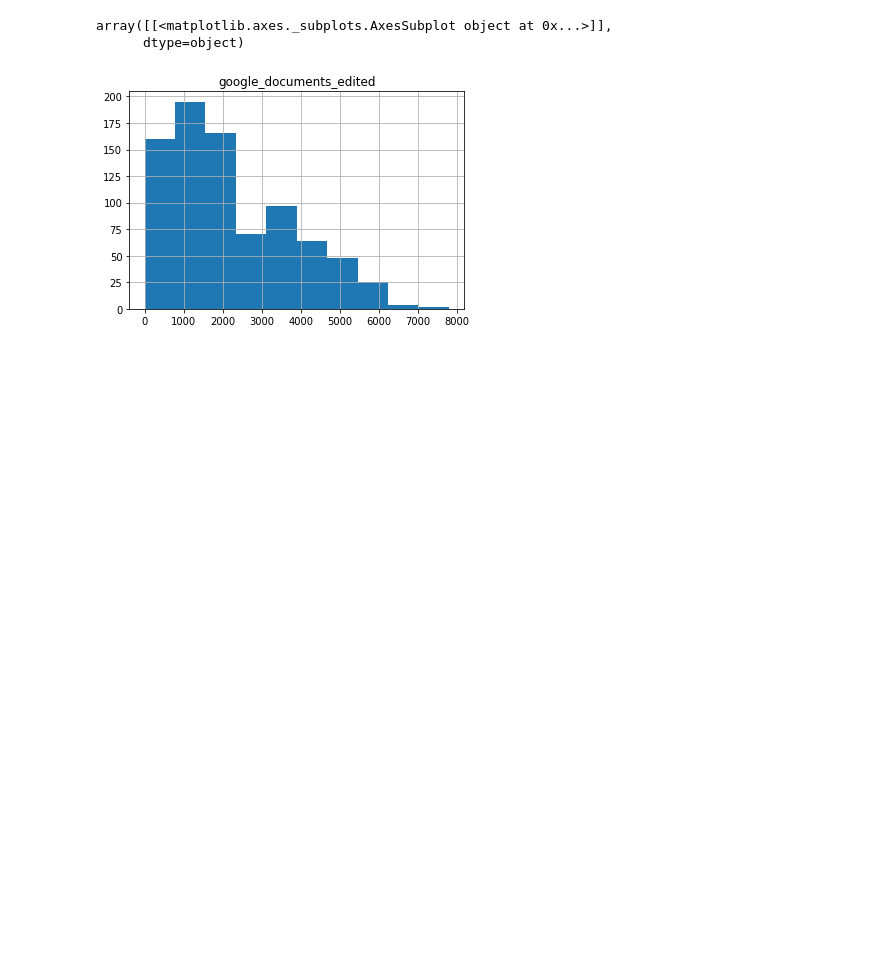
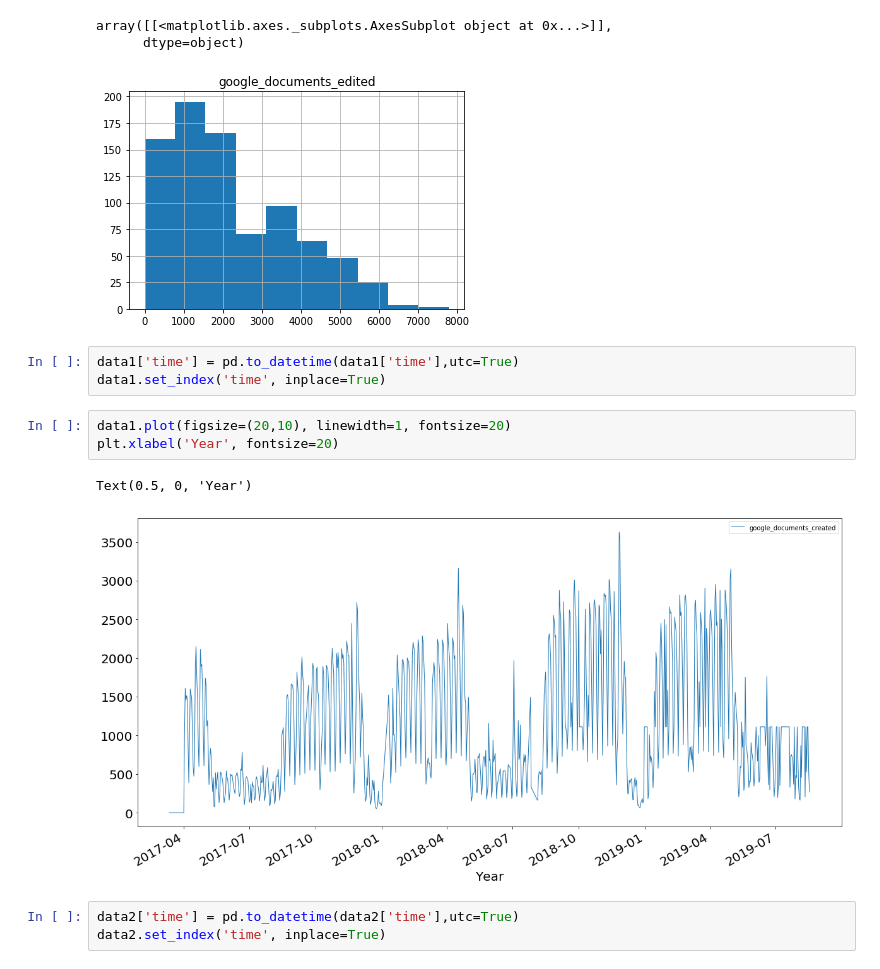
Before and after one commit to UNCG-CSE/G_Suite_Metrics, a Jupyter notebook: src/lavanya/stats and distributions for google_documents_created_and_edited.ipynb, the cells around one changed output. Saved outputs shown, nothing was run; the diff lists cells and outputs as text; blank space fills up the shorter version.

```diff
--- a/src/lavanya/stats and distributions for google_documents_created_and_edited.ipynb
+++ b/src/lavanya/stats and distributions for google_documents_created_and_edited.ipynb
@@ -112,3 +112,15 @@ data2.hist()
 array([[<matplotlib.axes._subplots.AxesSubplot object at 0x...>]],
       dtype=object)
 [figure]
+# %%
+data1['time'] = pd.to_datetime(data1['time'],utc=True)
+data1.set_index('time', inplace=True)
+# %%
+data1.plot(figsize=(20,10), linewidth=1, fontsize=20)
+plt.xlabel('Year', fontsize=20)
+# %% [output]
+Text(0.5, 0, 'Year')
+[figure, added]
+# %%
+data2['time'] = pd.to_datetime(data2['time'],utc=True)
+data2.set_index('time', inplace=True)
```
Also changed, not shown: parts of 53 cells of this notebook.
